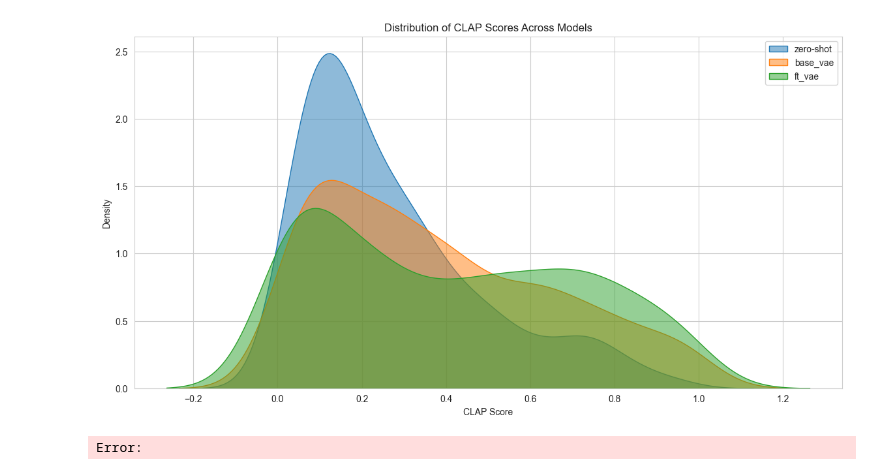
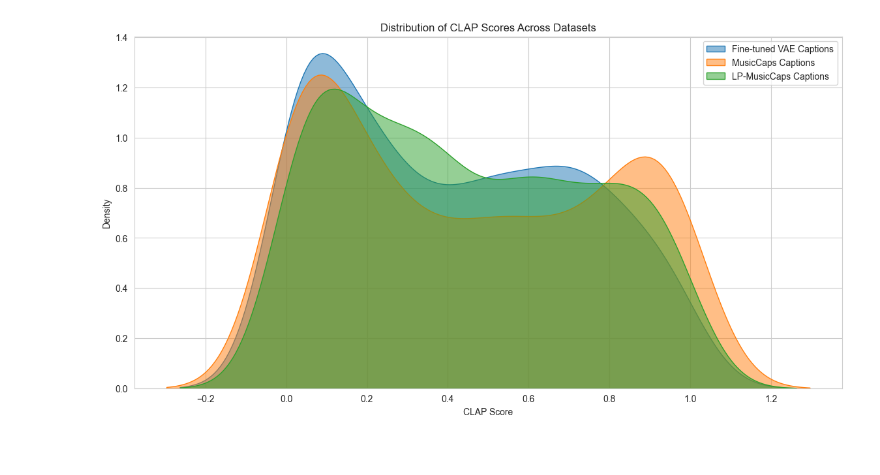
Before and after one commit to BrunoSienkiewicz/ConceptCaps, a Jupyter notebook: notebooks/full-inference-analysis.ipynb, the cells around one changed output. Cells and saved outputs as stored; diff of their text form; code cells hidden in the pictures.

```diff
--- a/notebooks/full-inference-analysis.ipynb
+++ b/notebooks/full-inference-analysis.ipynb
@@ -14,15 +14,14 @@ sns.set_style('whitegrid')
 plt.rcParams['figure.figsize'] = (12, 6)
 # %%
 base_dir = Path("../outputs/tta")
-datasets = ['zero-shot', 'base_vae', 'ft_vae', 'musiccaps', 'lp-musiccaps']
+datasets = ['ft_vae', 'musiccaps', 'lp-musiccaps']
 # %%
-
 predictions = {}
 
 for d in datasets:
     print(d)
     model_dir = base_dir / d / "per_sample_scores.csv"
     model_predictions = pd.read_csv(model_dir)
-    predictions[d] = pd.DataFrame(model_predictions)
+    predictions[d] = pd.DataFrame(model_predictions).head(500)
 display(predictions['ft_vae'].head())
 # %% [output]
@@ -31,44 +36,0 @@ FileNotFoundError: [Errno 2] No such file or directory: '../outputs/tta/zero-sho
-# %%
-# Convert to bar plots showing distribution of CLAP scores across models
-models = ['zero-shot', 'base_vae', 'ft_vae']
-fig, axes = plt.subplots(1, len(models), figsize=(16, 5), sharey=True)
-
-for idx, m in enumerate(models):
-    # Create histogram with bins
-    axes[idx].hist(predictions[m]['clap_score'], bins=30, alpha=0.7, color='steelblue', edgecolor='black')
-    axes[idx].set_title(f'{m}', fontsize=12, fontweight='bold')
-    axes[idx].set_xlabel('CLAP Score')
-    if idx == 0:
-        axes[idx].set_ylabel('Frequency')
-    axes[idx].grid(True, alpha=0.3)
-
-plt.tight_layout()
-plt.show()
-
-# Alternative: Stacked comparison view
-fig, ax = plt.subplots(figsize=(14, 6))
-
-# Create bins for CLAP scores
-bins = np.linspace(min([predictions[m]['clap_score'].min() for m in models]),
-                    max([predictions[m]['clap_score'].max() for m in models]), 30)
-
-for m in models:
-    counts, _ = np.histogram(predictions[m]['clap_score'], bins=bins)
-    ax.bar(range(len(counts)), counts, label=m, alpha=0.7, width=0.8)
-
-ax.set_xlabel('CLAP Score Bin')
-ax.set_ylabel('Frequency')
-ax.set_title('Distribution of CLAP Scores Across Models (Stacked)')
-ax.legend()
-ax.grid(True, alpha=0.3, axis='y')
-plt.tight_layout()
-plt.show()
-
-# Summary statistics by model
-summary_stats = pd.DataFrame({
-    m: predictions[m]['clap_score'].describe() for m in models
-})
-display(summary_stats)
-# %% [output]
-[figure, removed]
-Error:
@@ -115,0 +37,12 @@ display(summary_stats)
+# %%
+labels = ['Fine-tuned VAE Captions', 'MusicCaps Captions', 'LP-MusicCaps Captions']
+plt.figure(figsize=(14, 7))
+for m, label in zip(datasets, labels):
+    sns.kdeplot(predictions[m]['clap_score'], label=label, fill=True, alpha=0.5)
+plt.title('Distribution of CLAP Scores Across Datasets')
+plt.xlabel('CLAP Score')
+plt.ylabel('Density')
+plt.legend()
+plt.show()
+# %% [output]
+[figure, added]
```
Also changed, not shown: parts of 2 cells of this notebook, 11 other files.
